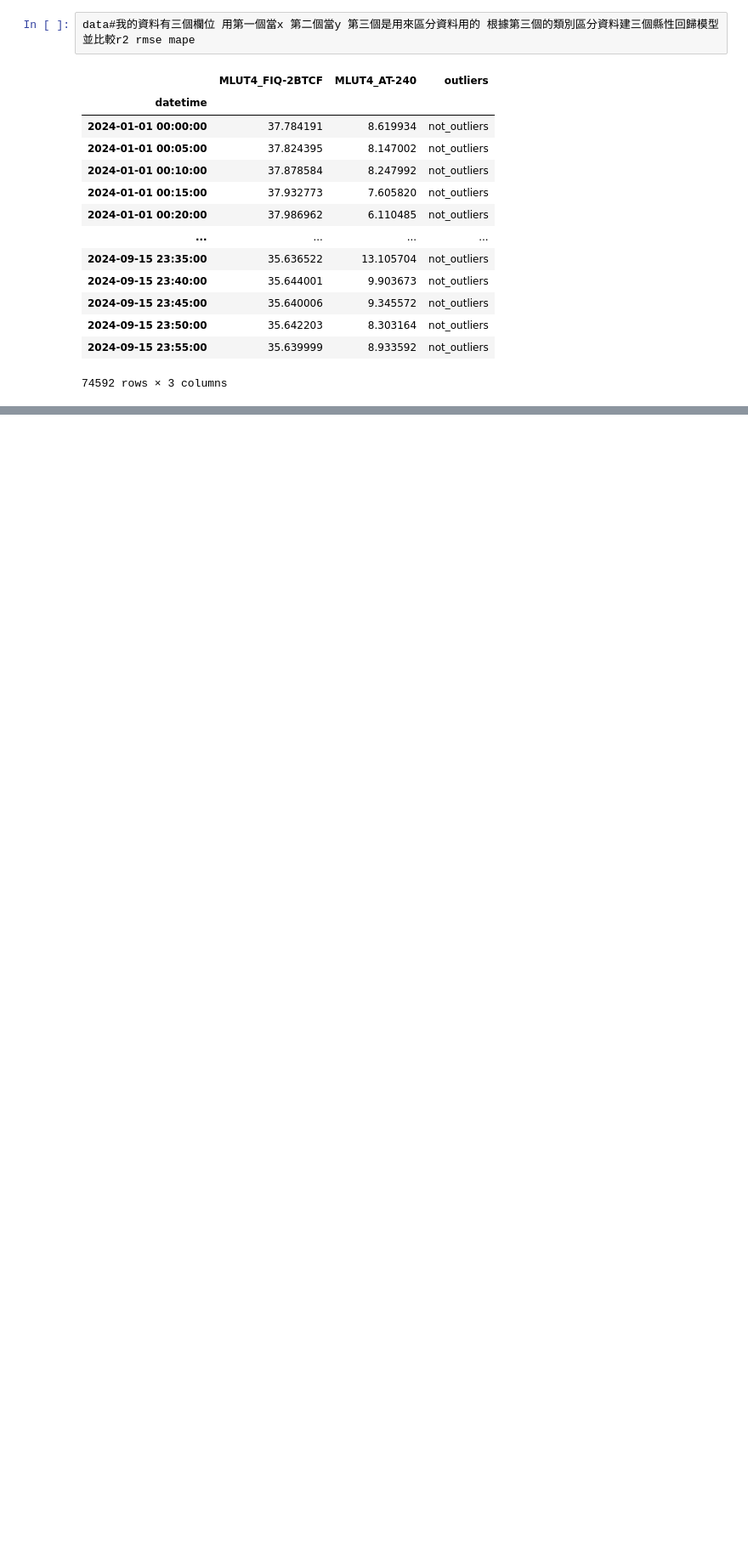
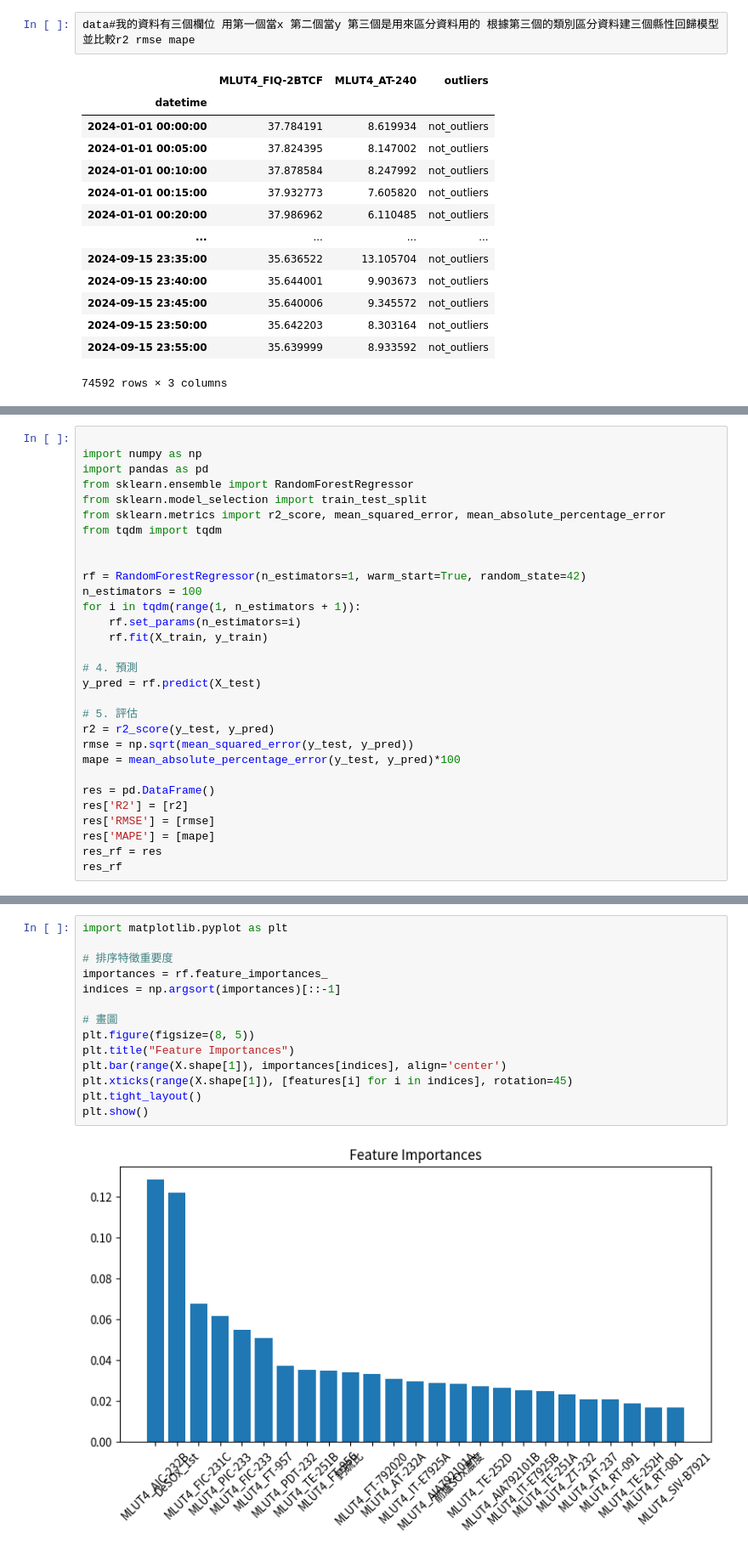
Before and after one commit to skywalker0803r/CFB, a Jupyter notebook: 20250623_issue.ipynb, the cells around one changed output, grey strips where cells are left out. Shown at 85% size. Cells and saved outputs as stored; diff of their text form; blank space fills up the shorter version.

```diff
--- a/20250623_issue.ipynb
+++ b/20250623_issue.ipynb
@@ -369,0 +539,30 @@ The get_cmap function was deprecated in Matplotlib 3.7 and will be removed in 3.
+# %%
+
+import numpy as np
+import pandas as pd
+from sklearn.ensemble import RandomForestRegressor
+from sklearn.model_selection import train_test_split
+from sklearn.metrics import r2_score, mean_squared_error, mean_absolute_percentage_error
+from tqdm import tqdm
+
+
+rf = RandomForestRegressor(n_estimators=1, warm_start=True, random_state=42)
+n_estimators = 100
+for i in tqdm(range(1, n_estimators + 1)):
+    rf.set_params(n_estimators=i)
+    rf.fit(X_train, y_train)
+
+# 4. 預測
+y_pred = rf.predict(X_test)
+
+# 5. 評估
+r2 = r2_score(y_test, y_pred)
+rmse = np.sqrt(mean_squared_error(y_test, y_pred))
+mape = mean_absolute_percentage_error(y_test, y_pred)*100
+
+res = pd.DataFrame()
+res['R2'] = [r2]
+res['RMSE'] = [rmse]
+res['MAPE'] = [mape]
+res_rf = res
+res_rf
@@ -369,0 +730,16 @@ The get_cmap function was deprecated in Matplotlib 3.7 and will be removed in 3.
+# %%
+import matplotlib.pyplot as plt
+
+# 排序特徵重要度
+importances = rf.feature_importances_
+indices = np.argsort(importances)[::-1]
+
+# 畫圖
+plt.figure(figsize=(8, 5))
+plt.title("Feature Importances")
+plt.bar(range(X.shape[1]), importances[indices], align='center')
+plt.xticks(range(X.shape[1]), [features[i] for i in indices], rotation=45)
+plt.tight_layout()
+plt.show()
+# %% [output]
+[figure, added]
```
Also changed, not shown: parts of 18 cells of this notebook.
